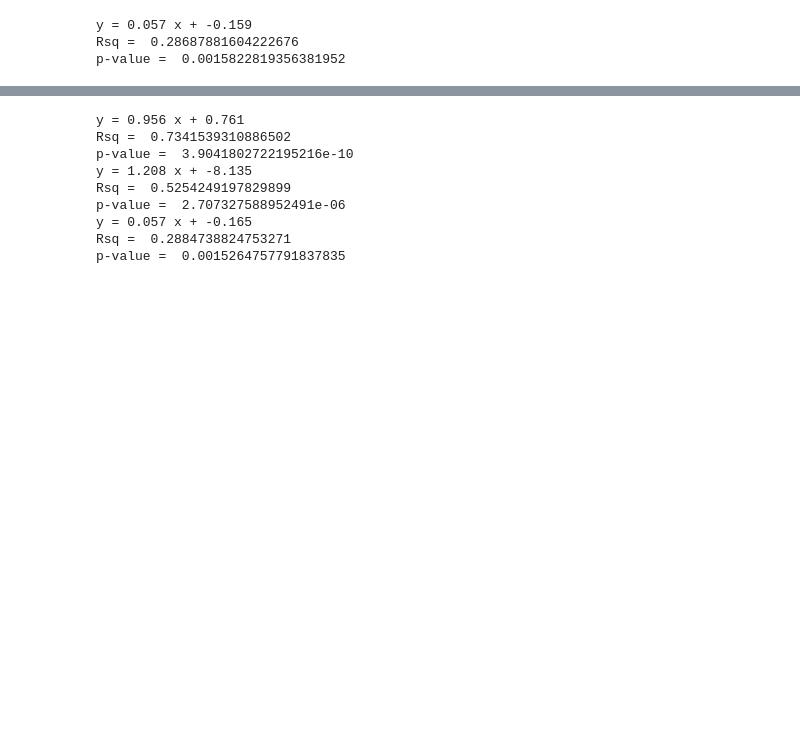
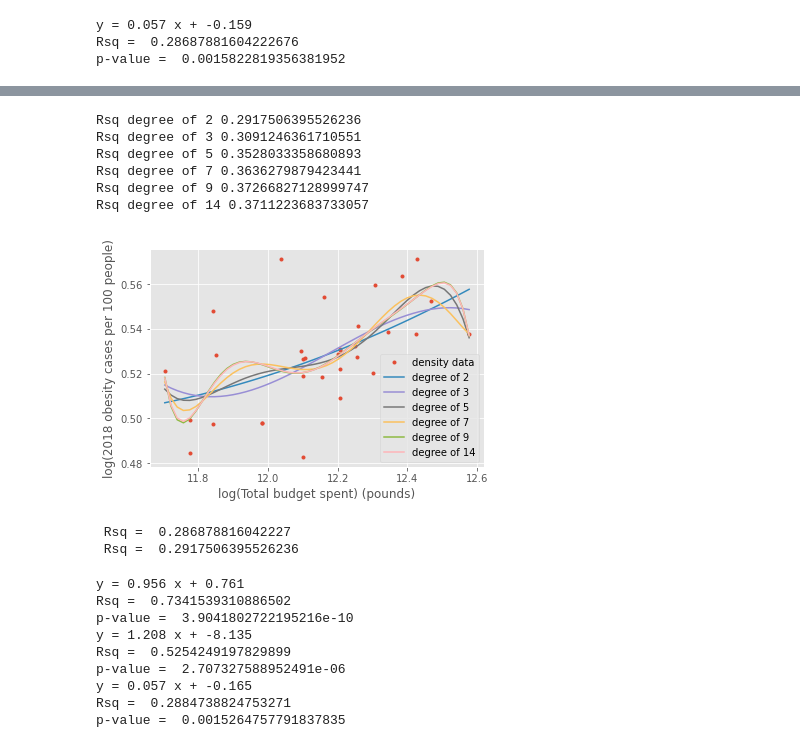
Before and after one commit to Tiana125/CASA0005_QM_CW1, a Jupyter notebook: Untitled.ipynb, the cells around one changed output, grey strips where cells are left out. Cells and saved outputs as stored; diff of their text form; code cells hidden in the pictures; blank space fills up the shorter version.

```diff
--- a/Untitled.ipynb
+++ b/Untitled.ipynb
@@ -262,3 +263,51 @@ p-value =  0.0015822819356381952
+# %%
+X =  np.log(london_data['total_budget'])
+Yper=np.log(london_data['2018_cases_total'])/np.log(london_data['2018_pop_total'])
+
+plt.xlabel('log(Total budget spent) (pounds)')
+plt.ylabel('log(2018 obesity cases per 100 people)')
+
+c = plt.plot(X,Yper,'.', label='density data')
+
+f2, _, _, _, _ = np.polyfit(X,Yper,2, full=True)
+poly2 = np.poly1d(f2)
+
+new_X= np.array(np.sort(X.values))
+new_x = np.linspace(new_X[0], new_X[-1])
+
+def plot_poly(n):
+    '''
+    plotting polynomial of degree given to same graph
+    n = degree of polynomial
+    '''
+    f = np.polyfit(X,Yper,n)
+    poly = np.poly1d(f)
+    new_Y=poly(new_x)
+    plt.plot(new_x,new_Y,label = 'degree of '+str(n))
+    print("Rsq degree of "+str(n), sklearn.metrics.r2_score(Yper, poly(X)))
+
+
+plot_poly(2)
+plot_poly(3)
+plot_poly(5)
+plot_poly(7)
+plot_poly(9)
+plot_poly(14)
+
+plt.legend()
+plt.show()
+print(" Rsq = ", sklearn.metrics.r2_score(Yper, poly1(X)))
+print(" Rsq = ", sklearn.metrics.r2_score(Yper, poly2(X)))
+# %% [output]
+Rsq degree of 2 0.2917506395526236
+Rsq degree of 3 0.3091246361710551
+Rsq degree of 5 0.3528033358680893
+Rsq degree of 7 0.3636279879423441
+Rsq degree of 9 0.37266827128999747
+Rsq degree of 14 0.3711223683733057
+[figure, added]
+ Rsq =  0.286878816042227
+ Rsq =  0.2917506395526236
 # %%
 #######standardisd
 #print(london_data['total_budget'])
```
Also changed, not shown: parts of 14 cells of this notebook, 14 other files.
